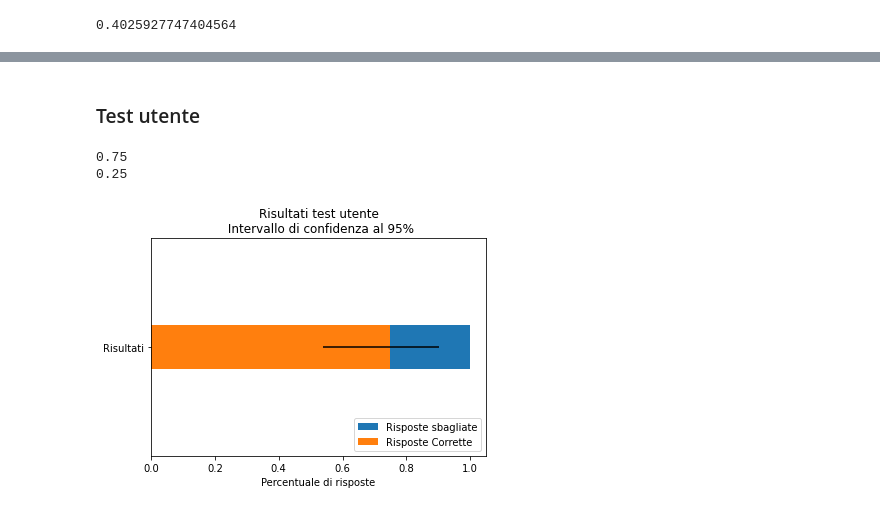
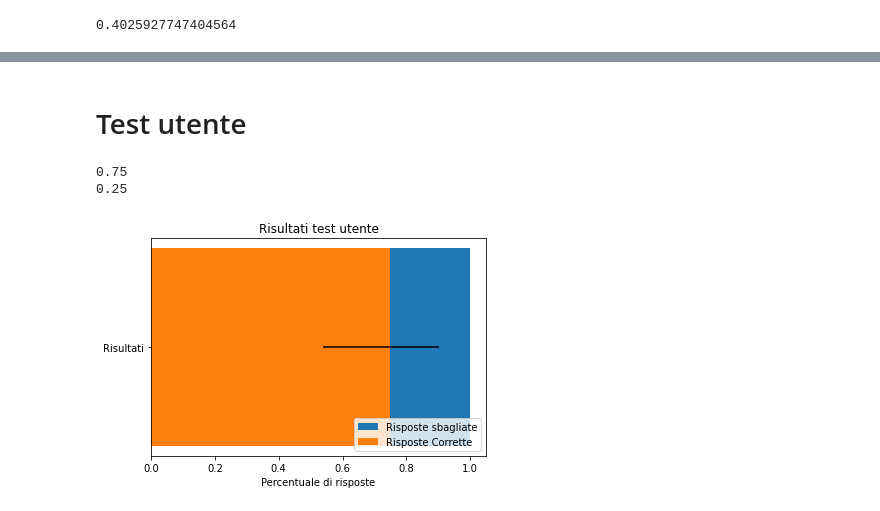
Before and after one commit to Blowdire/DataVisualizationProject, a Jupyter notebook: Progetto/progetto-imdb.ipynb, the cells around one changed output, grey strips where cells are left out. Cells and saved outputs as stored; diff of their text form; code cells hidden in the pictures.

```diff
--- a/Progetto/progetto-imdb.ipynb
+++ b/Progetto/progetto-imdb.ipynb
@@ -608,7 +745,7 @@ fig.update_layout(
 fig.show()
 fig.write_html("./violin_psico.html")
 # %% [markdown]
-### Test utente
+# Test utente
 # %%
 import pandas as pd
 data = {
@@ -644,17 +781,30 @@ upper_confidence = 0.1523
 # %%
 import numpy as np
 import matplotlib.pyplot as plt
 
-p2 = plt.barh(["Risultati"], [1])
-p1 = plt.barh(["Risultati"], [0.75], xerr=[[lower_confidence],[upper_confidence]])
+N = 5
+sbagliateMeans = (25, 32, 30, 35, 29)
+menStd = (4, 3, 4, 1, 5)
+womenStd = (3, 5, 2, 3, 3)
+# the x locations for the groups
+ind = np.arange(N)
+# the width of the bars
+width = 0.35
+
+p2 = plt.barh(["Risultati"], [1], width )
+p1 = plt.barh(["Risultati"], [0.75], width, xerr=[[lower_confidence],[upper_confidence]], )
+
+
+# p2 = plt.bar([1], womenMeans, width,
+# bottom=menMeans, yerr=womenStd, color='green')
 
 plt.xlabel('Percentuale di risposte')
-plt.title('Risultati test utente\n Intervallo di confidenza al 95%')
+plt.title('Risultati test utente')
 plt.legend(["Risposte sbagliate","Risposte Corrette"], loc ="lower right")
-plt.ylim(-2, 2)
+
 plt.show()
 # %% [output]
-[figure, old version]
+[figure, new version]
 # %%
 import plotly.io as pio
 import plotly.express as px
```
Also changed, not shown: parts of 17 cells of this notebook, 3 other files.
